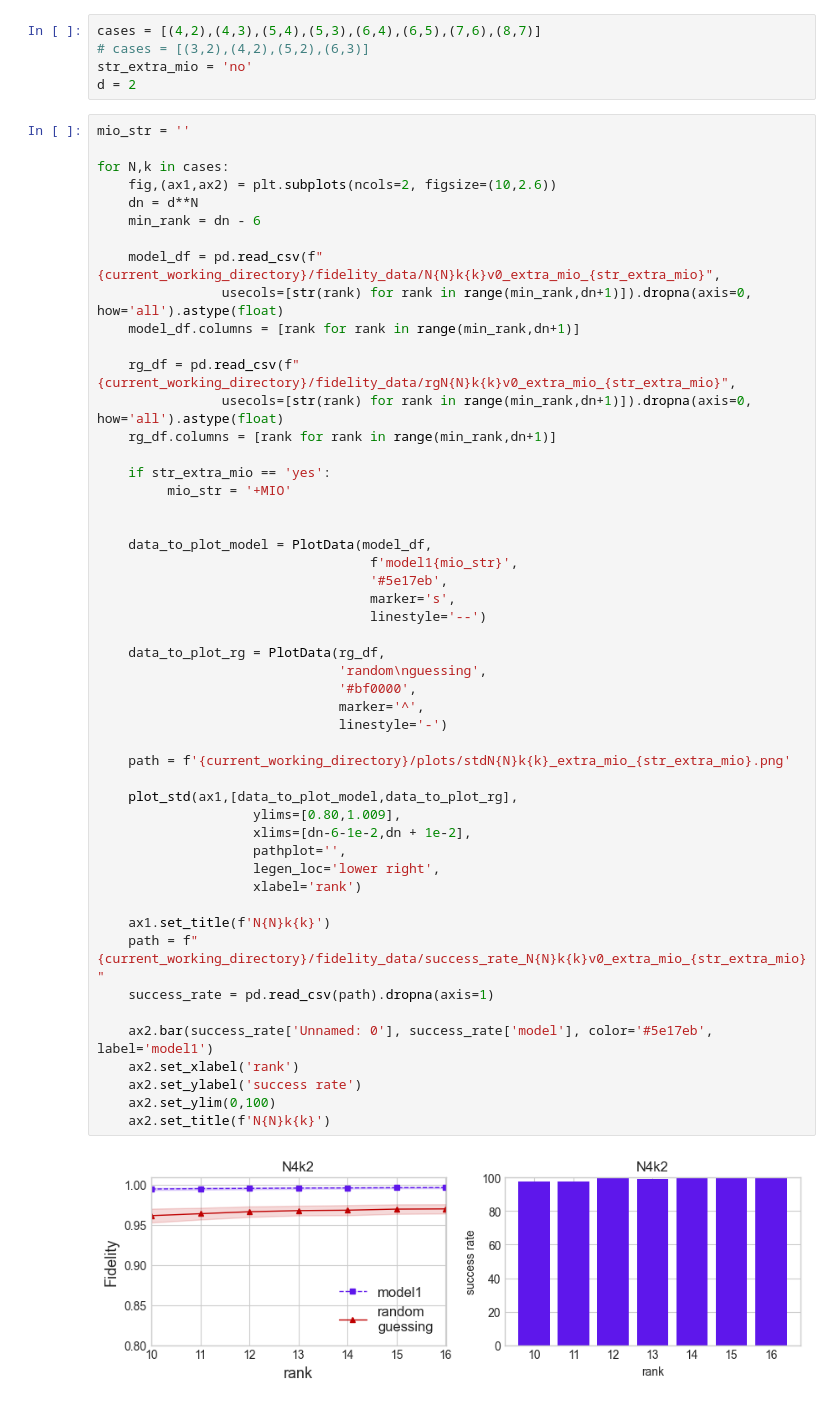
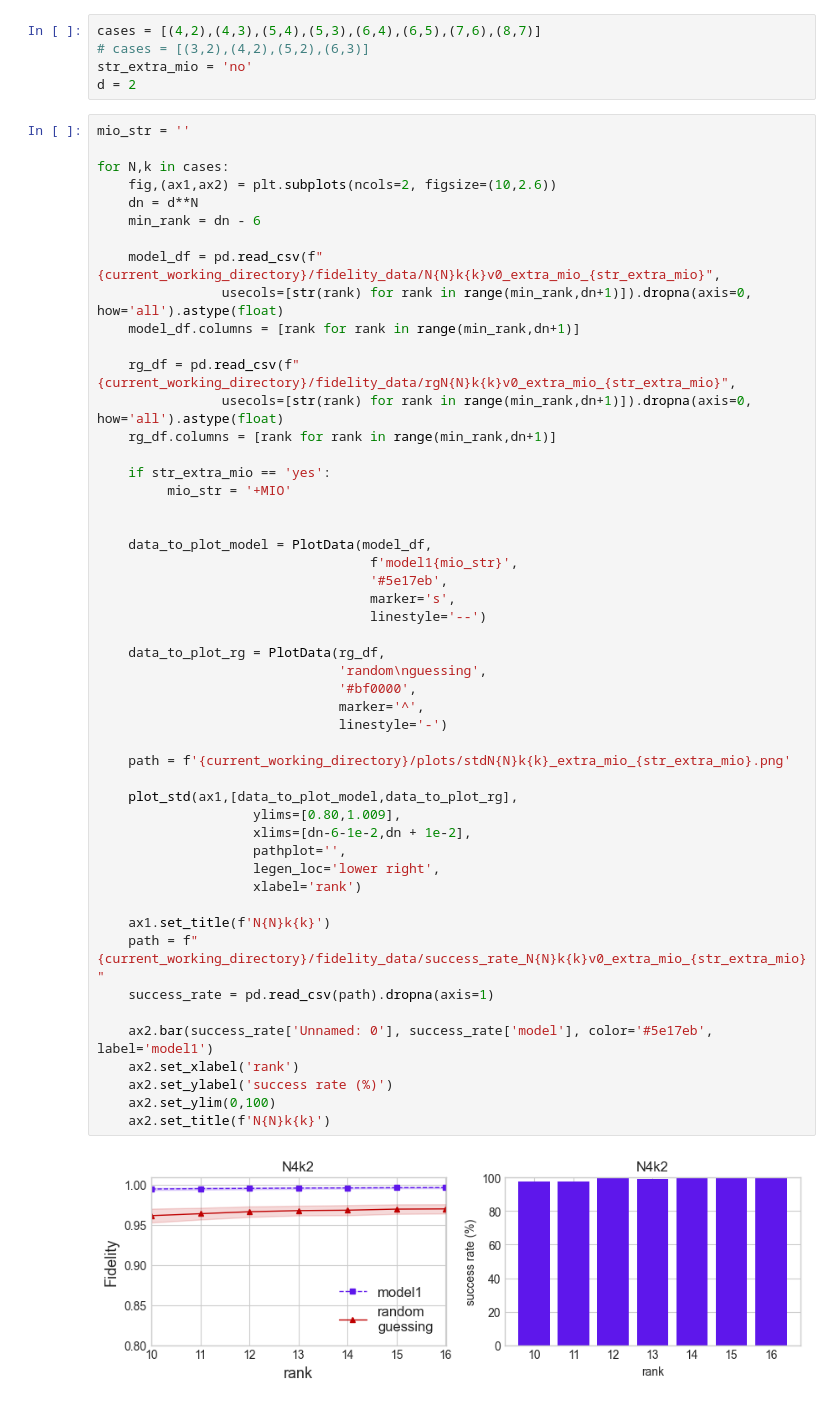
Before and after one commit to guerra-antonio/Learning-QM, a Jupyter notebook: benchmark/plot_fidelities.ipynb, the cells around one changed output. Saved outputs shown, nothing was run; the diff lists cells and outputs as text.

Commit message:
succes rate plots updated

```diff
--- a/benchmark/plot_fidelities.ipynb
+++ b/benchmark/plot_fidelities.ipynb
@@ -42,32 +42,32 @@ for N,k in cases:
     data_to_plot_model = PlotData(model_df,
                                    f'model1{mio_str}',
                                    '#5e17eb',
                                    marker='s',
                                    linestyle='--')
 
     data_to_plot_rg = PlotData(rg_df,
                                'random\nguessing',
                                '#bf0000',
                                marker='^',
                                linestyle='-')
 
     path = f'{current_working_directory}/plots/stdN{N}k{k}_extra_mio_{str_extra_mio}.png'
 
     plot_std(ax1,[data_to_plot_model,data_to_plot_rg],
                     ylims=[0.80,1.009],
                     xlims=[dn-6-1e-2,dn + 1e-2],
                     pathplot='',
                     legen_loc='lower right',
                     xlabel='rank')
 
     ax1.set_title(f'N{N}k{k}')
     path = f"{current_working_directory}/fidelity_data/success_rate_N{N}k{k}v0_extra_mio_{str_extra_mio}"
     success_rate = pd.read_csv(path).dropna(axis=1)
 
     ax2.bar(success_rate['Unnamed: 0'], success_rate['model'], color='#5e17eb', label='model1')
     ax2.set_xlabel('rank')
-    ax2.set_ylabel('success rate')
+    ax2.set_ylabel('success rate (%)')
     ax2.set_ylim(0,100)
     ax2.set_title(f'N{N}k{k}')
 # %% [output]
-[figure, old version]
+[figure, new version]
```
Also changed, not shown: parts of 1 cell of this notebook.
